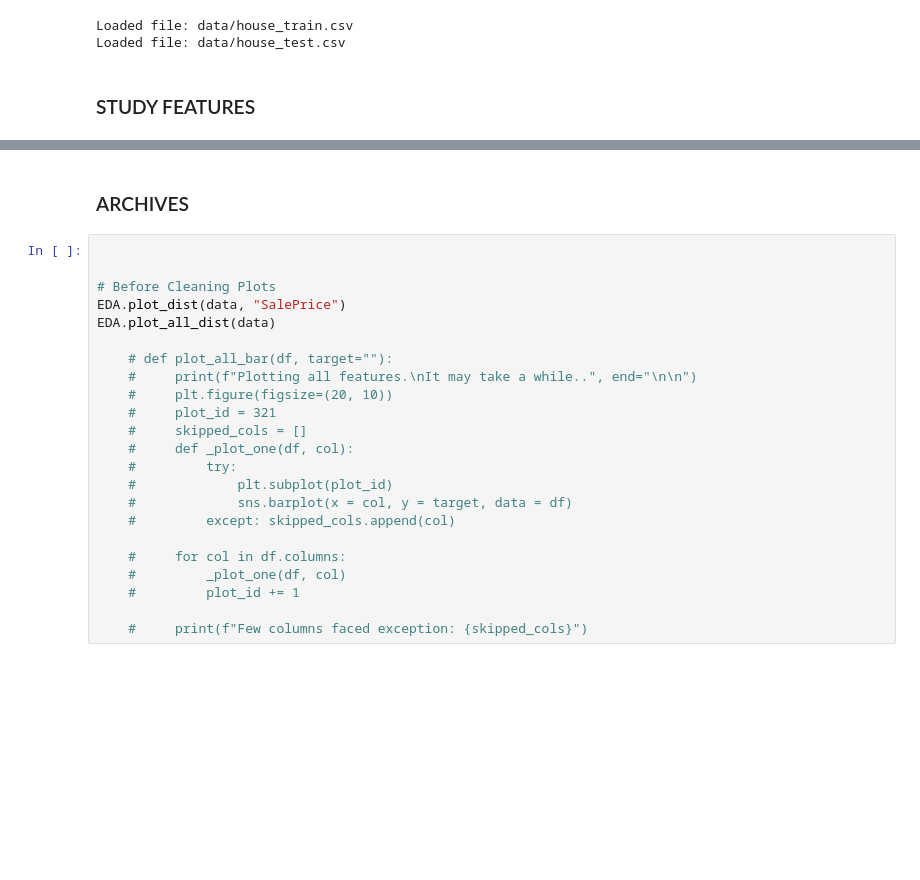
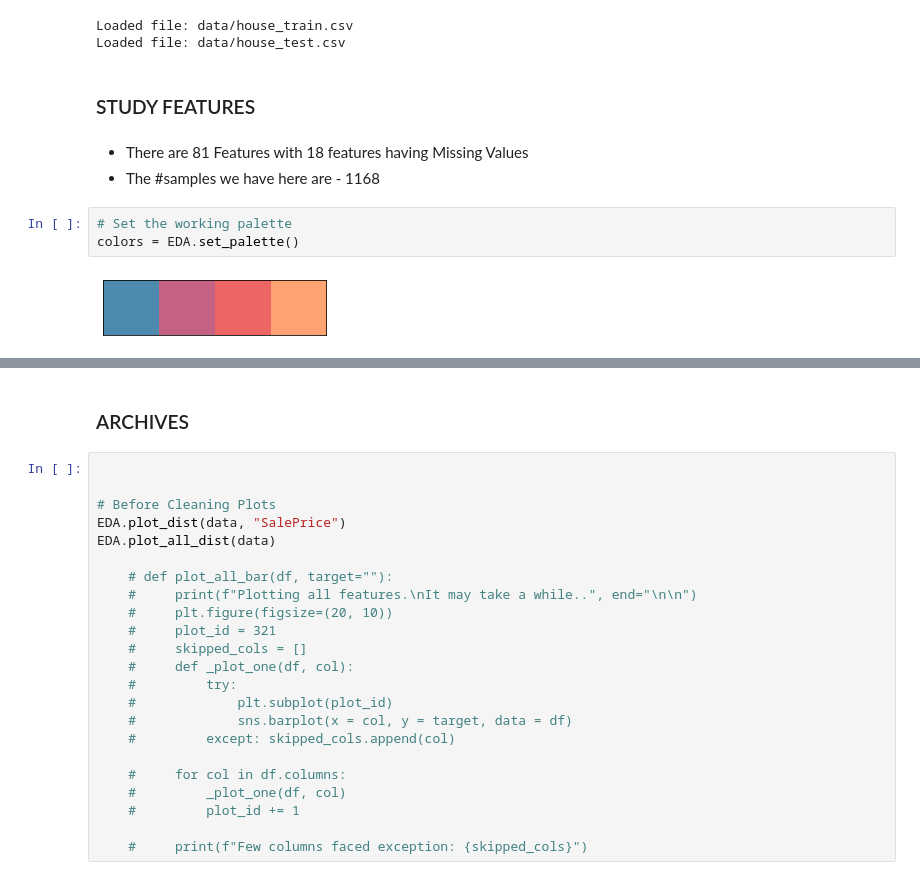
Before and after one commit to hanchau/EDA-House-Prices, a Jupyter notebook: house_prices_eda.ipynb, the cells around one changed output, grey strips where cells are left out. Saved outputs shown, nothing was run; the diff lists cells and outputs as text; blank space fills up the shorter version.

```diff
--- a/house_prices_eda.ipynb
+++ b/house_prices_eda.ipynb
@@ -134,5 +270,13 @@ Loaded file: data/house_train.csv
 Loaded file: data/house_test.csv
 # %% [markdown]
 ### STUDY FEATURES
+# %% [markdown]
+- There are 81 Features with 18 features having Missing Values
+- The #samples we have here are - 1168
+# %%
+# Set the working palette
+colors = EDA.set_palette()
+# %% [output]
+[figure, added]
 # %%
 # PreProcess.info(data)
```
Also changed, not shown: parts of 12 cells of this notebook.
